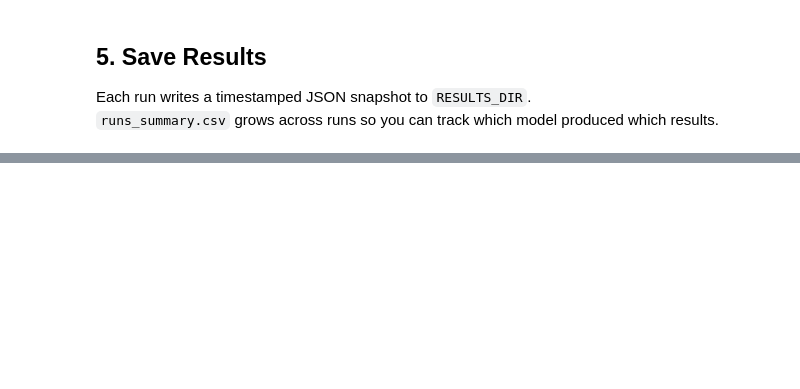
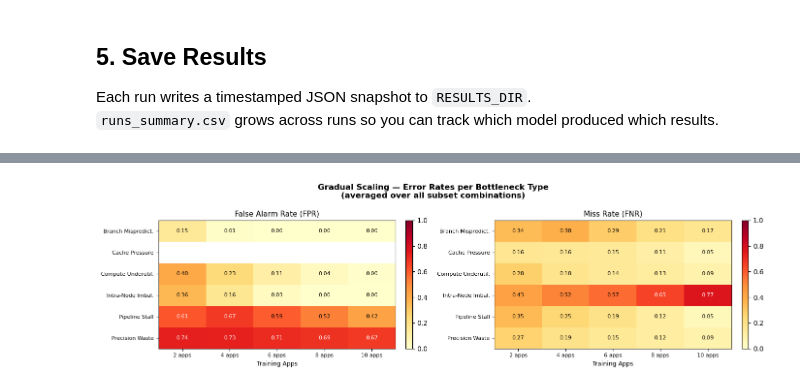
Before and after one commit to Crippius/hpc-bottleneck-detector, a Jupyter notebook: notebooks/feature_importance_analysis.ipynb, the cells around one changed output, grey strips where cells are left out. Saved outputs shown, nothing was run; the diff lists cells and outputs as text; code cells hidden in the pictures; blank space fills up the shorter version.

```diff
--- a/notebooks/feature_importance_analysis.ipynb
+++ b/notebooks/feature_importance_analysis.ipynb
@@ -392,0 +462,14 @@ default_20260424_122353    default /home/crippius/uni/master-thesis/hpc-bottlene
+# %%
+# ── CONFIG ───────────────────────────────────────────────────────────────────
+SCALING_CSV   = "results/gradual_scaling.csv"  # path relative to repo root
+STEPS_TO_SHOW = None  # None = all steps in the CSV; or e.g. [2, 6, 10]
+# ─────────────────────────────────────────────────────────────────────────────
+
+_SC_BT_SHORT: dict[str, str] = {
+    "PIPELINE_STALL":            "Pipeline Stall",
+    "COMPUTE_UNDERUTILIZATION":  "Compute Underutil.",
+    "PRECISION_WASTE":           "Precision Waste",
+    "BRANCH_MISPREDICTION":      "Branch Mispredict.",
+    "CACHE_PRESSURE":            "Cache Pressure",
+    "INTRA_NODE_LOAD_IMBALANCE": "Intra-Node Imbal.",
+}
@@ -392,0 +527,41 @@ default_20260424_122353    default /home/crippius/uni/master-thesis/hpc-bottlene
+# %%
+bt_order  = sorted(sc_results["bottleneck_type"].unique())
+bt_labels = [_SC_BT_SHORT.get(bt, bt) for bt in bt_order]
+
+def _pivot(metric: str) -> pd.DataFrame:
+    return (
+        sc_agg[sc_agg["n_train_apps"].isin(steps_plot)]
+        .pivot(index="bottleneck_type", columns="n_train_apps", values=metric)
+        .reindex(bt_order)
+    )
+
+fpr_mat = _pivot("fpr")
+fnr_mat = _pivot("fnr")
+
+fig, axes = plt.subplots(1, 2, figsize=(14, 4))
+col_labels = [f"{k} apps" for k in steps_plot]
+
+for ax, mat, title in zip(axes, [fpr_mat, fnr_mat], ["False Alarm Rate (FPR)", "Miss Rate (FNR)"]):
+    im = ax.imshow(mat.values, aspect="auto", cmap="YlOrRd", vmin=0, vmax=1)
+    ax.set_xticks(range(len(steps_plot)))
+    ax.set_xticklabels(col_labels, fontsize=8)
+    ax.set_yticks(range(len(bt_labels)))
+    ax.set_yticklabels(bt_labels, fontsize=8)
+    ax.set_xlabel("Training Apps", fontsize=9)
+    ax.set_title(title, fontsize=11)
+    for r in range(mat.shape[0]):
+        for c in range(mat.shape[1]):
+            val = mat.values[r, c]
+            if not np.isnan(val):
+                ax.text(c, r, f"{val:.2f}", ha="center", va="center",
+                        fontsize=8, color="white" if val > 0.6 else "black")
+    plt.colorbar(im, ax=ax, fraction=0.046, pad=0.04)
+
+plt.suptitle(
+    "Gradual Scaling — Error Rates per Bottleneck Type\n(averaged over all subset combinations)",
+    fontsize=12, fontweight="bold",
+)
+plt.tight_layout()
+plt.show()
+# %% [output]
+[figure, added]
```
Also changed, not shown: parts of 15 cells of this notebook.
